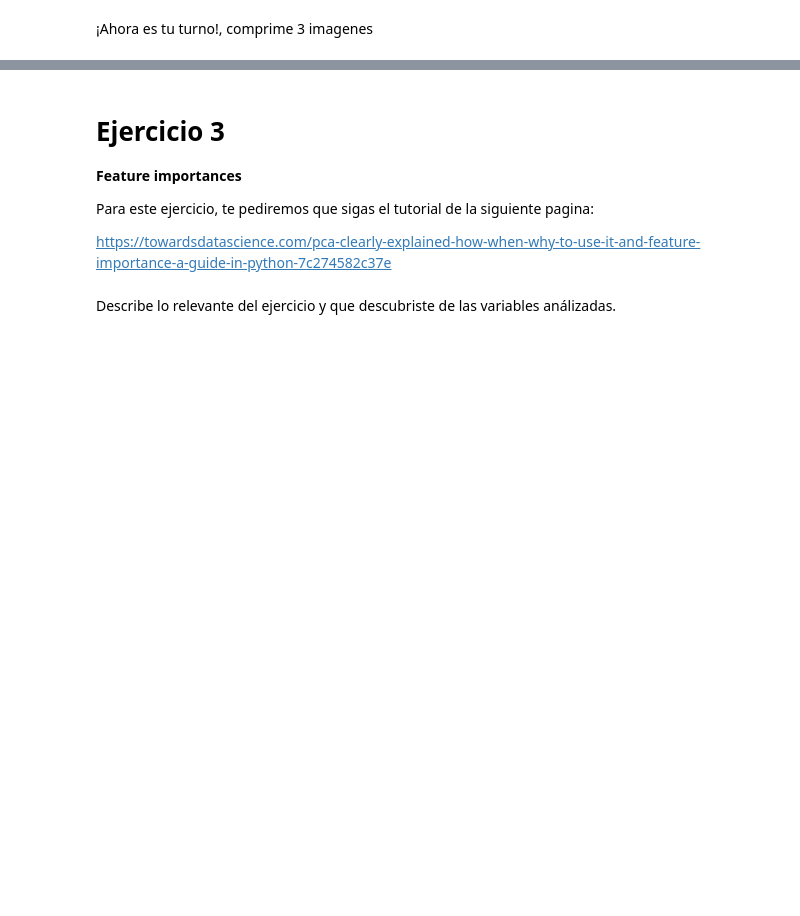
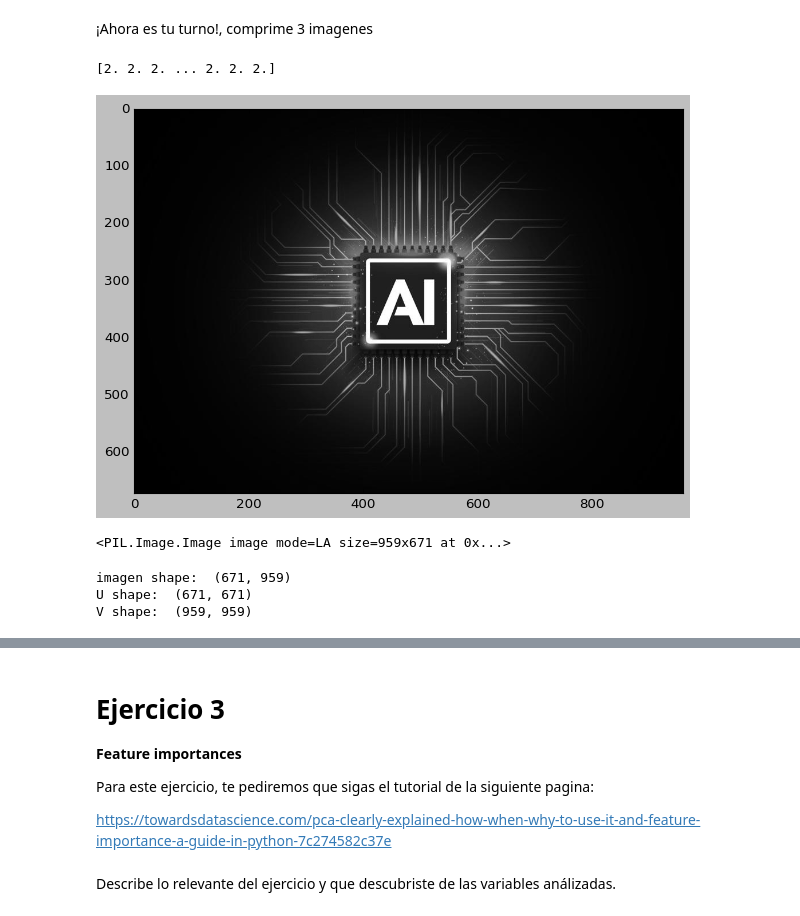
Before and after one commit to PosgradoMNA/actividades-de-aprendizaje-rafaelsangarcia, a Jupyter notebook: Repaso/Actividad/Reduccion_dimensiones.ipynb, the cells around one changed output, grey strips where cells are left out. Saved outputs shown, nothing was run; the diff lists cells and outputs as text; code cells hidden in the pictures; blank space fills up the shorter version.

```diff
--- a/Repaso/Actividad/Reduccion_dimensiones.ipynb
+++ b/Repaso/Actividad/Reduccion_dimensiones.ipynb
@@ -200,0 +325,30 @@ print("Felicidades la imagen está comprimida")
+# %%
+#imagen 1
+#load image
+plt.style.use('classic')
+img = Image.open(urllib.request.urlopen('https://imageio.forbes.com/specials-images/imageserve/614d55107441e2d9ba4238f6/The-7-Biggest-Artificial-Intelligence--AI--Trends-In-2022/960x0.jpg?format=jpg&width=960')).convert('LA')
+#img = Image.open('MexicoFlag.png')
+imggray = img.convert('LA')
+imgmat = np.array(list(imggray.getdata(band=0)),float)
+
+print(imgmat)
+
+imgmat.shape = (imggray.size[1],imggray.size[0])
+
+plt.figure(figsize=(9,6))
+plt.imshow(imgmat,cmap='gray')
+plt.show()
+print(img)
+# %% [output]
+[2. 2. 2. ... 2. 2. 2.]
+[figure, added]
+<PIL.Image.Image image mode=LA size=959x671 at 0x...>
+# %%
+U,D,V = np.linalg.svd(imgmat)
+print("imagen shape: " , imgmat.shape)
+print("U shape: " ,U.shape)
+print("V shape: " ,V.shape)
+# %% [output]
+imagen shape:  (671, 959)
+U shape:  (671, 671)
+V shape:  (959, 959)
```
Also changed, not shown: parts of 18 cells of this notebook.
